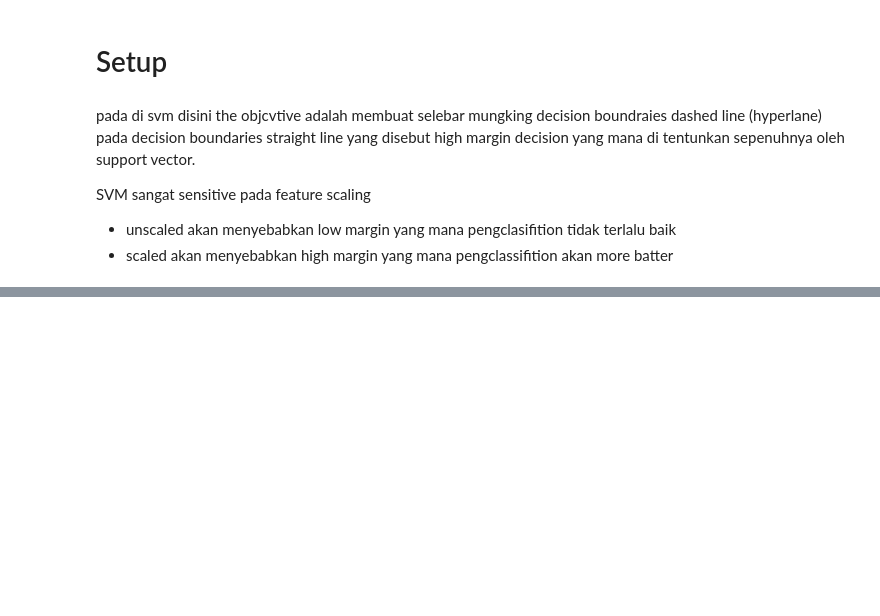
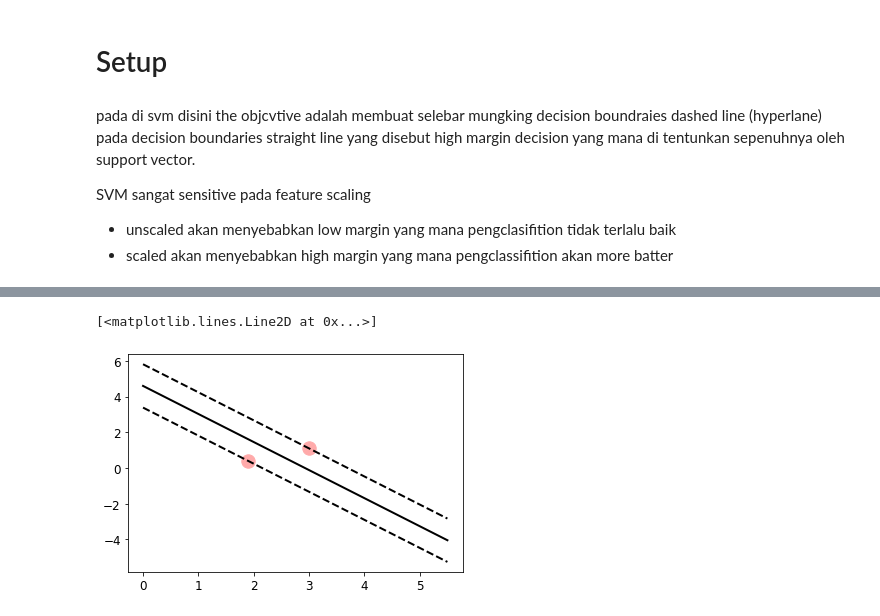
Before and after one commit to TeguhPermana666/Excercise-SVM, a Jupyter notebook: linear.ipynb, the cells around one changed output, grey strips where cells are left out. Cells and saved outputs as stored; diff of their text form; code cells hidden in the pictures; blank space fills up the shorter version.

```diff
--- a/linear.ipynb
+++ b/linear.ipynb
@@ -40,3 +40,24 @@ pada di svm disini the objcvtive adalah membuat selebar mungking decision boundr
 SVM sangat sensitive pada feature scaling
 - unscaled akan menyebabkan low margin yang mana pengclasifition tidak terlalu baik
 - scaled akan menyebabkan high margin yang mana pengclassifition akan more batter
+# %%
+from sklearn.svm import SVC
+from sklearn import datasets
+iris= datasets.load_iris()
+X = iris['data'][:,(2,3)] # petal lenght , petal width
+y = iris['target']
+setosa_or_versicolor = (y==0) | (y==1)
+X = X[setosa_or_versicolor]
+y = y[setosa_or_versicolor]
+# svm classified the model
+svm_clf = SVC(kernel='linear',C=float('inf'))# agar tidak negatif C inf
+svm_clf.fit(X,y)
+w=svm_clf.coef_[0]
+b=svm_clf.intercept_[0]
+x0 = np.linspace(0,5.5,200)
+print(-w[0]/w[1] *x0 - b/w[1])
+
+svs = svm_clf.support_vectors_
+print('\nSupport vectors:\n',svs)
+
+print('\nMargin:\n',1/w[1])
@@ -42,0 +135,12 @@ SVM sangat sensitive pada feature scaling
+# %%
+plt.scatter(svs[:,0],svs[:,1],s=180,facecolors='#FFAAAA')
+decision_boundary = -w[0]/w[1] *x0 - b/w[1]
+margin = 1/w[1]
+gutter_up = decision_boundary + margin
+gutter_down = decision_boundary - margin
+plt.plot(x0, decision_boundary,'k-',linewidth=2)
+plt.plot(x0, gutter_up, "k--", linewidth=2)
+plt.plot(x0, gutter_down, "k--", linewidth=2)
+# %% [output]
+[<matplotlib.lines.Line2D at 0x...>]
+[figure, added]
```
Also changed, not shown: parts of 4 cells of this notebook, 2 other files.
